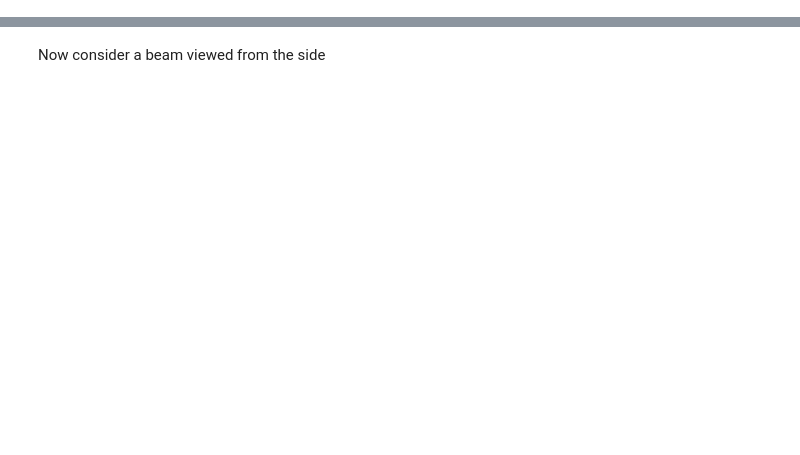
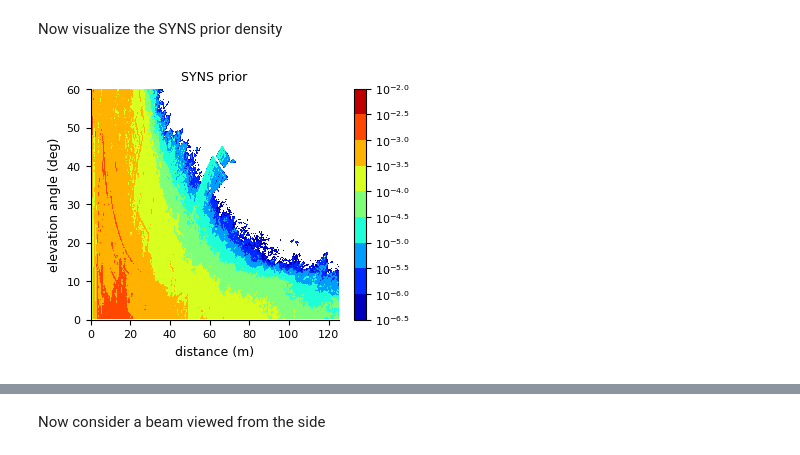
Before and after one commit to cskemp/phantomlighthouse, a Jupyter notebook: model/model_predictions.ipynb, the cells around one changed output, grey strips where cells are left out. Drawn from its saved outputs; the diff is of its cells as text; code cells hidden in the pictures; blank space fills up the shorter version.

```diff
--- a/model/model_predictions.ipynb
+++ b/model/model_predictions.ipynb
@@ -196,0 +183,53 @@ plt.savefig("../output/figures/prior_and_inference_journal.svg")
+# %% [markdown]
+Now visualize the SYNS prior density
+# %%
+# the PRIOR here should be unnormalized because we want to visualize the raw density
+def plot_density(prior, levels = np.linspace(-6.5, -2.0, 10), title=None, xmax = None, ymax=None, ax=None, show=True):
+    xdata = np.asarray(prior['distance_prior'][0], dtype=float)
+    ydata = np.degrees(np.asarray(prior['angles'], dtype=float))
+    zdata = np.asarray(prior['weight_prior'], dtype=float)
+
+    zdata = zdata / zdata.sum()
+    zdata = zdata[:-1, :-1] / np.abs(
+        np.diff(ydata).reshape(-1, 1) * np.diff(xdata).reshape(1, -1)
+    )
+    with np.errstate(divide='ignore'):
+        zlog = np.log10(zdata)
+
+    cmap = 'jet'
+
+    if ax is None:
+        #fig, ax = plt.subplots(figsize=(4, 3))
+        fig, ax = plt.subplots(figsize=(4, 3))
+    else:
+        fig = ax.figure
+
+    contour = ax.contourf(
+        xdata[:zlog.shape[1]],
+        ydata[:zlog.shape[0]],
+        zlog,
+        levels=levels,
+        cmap=cmap
+        )
+
+    ax.set_xlabel('distance (m)')
+    ax.set_ylabel('elevation angle (deg)')
+    ax.set_title(title)
+    ax.spines[['right', 'top']].set_visible(False)
+
+    cb = fig.colorbar(contour, ax=ax)
+    cb.set_ticks(levels)
+    cb.set_ticklabels(["$\\mathdefault{{10^{{{}}}}}$".format(exp) for exp in levels])
+
+    if xmax:
+        plt.xlim(xmin=0, xmax = xmax)
+    if ymax:
+        plt.ylim(ymin=0, ymax = ymax)
+
+    if show:
+        plt.show()
+    return fig, ax
+
+syns_density = plot_density(prior_syns_unnorm,  xmax = 125, ymax = 60.1, title='SYNS prior')
+# %% [output]
+[figure, added]
```
Also changed, not shown: parts of 32 cells of this notebook, 30 other files.
